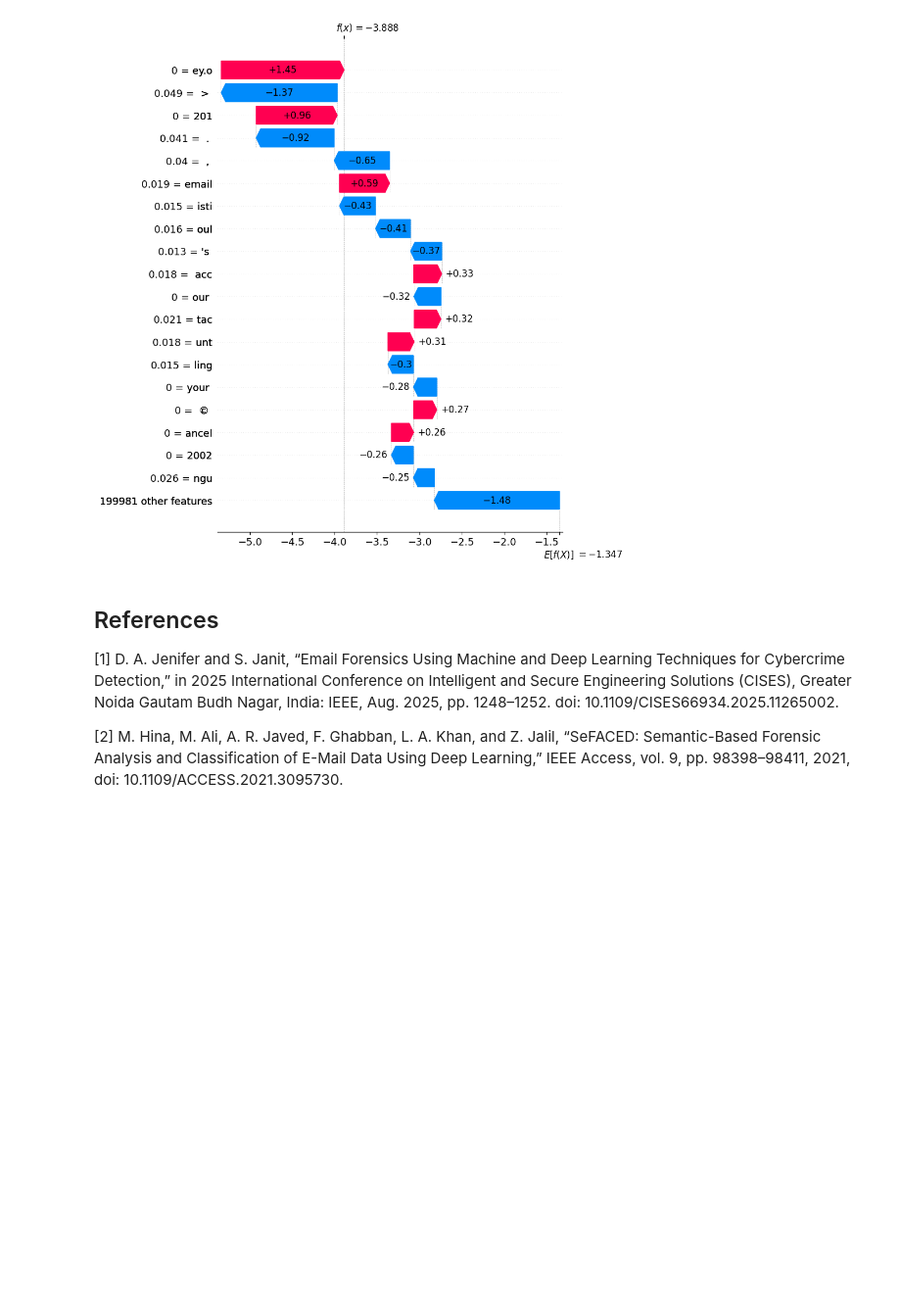
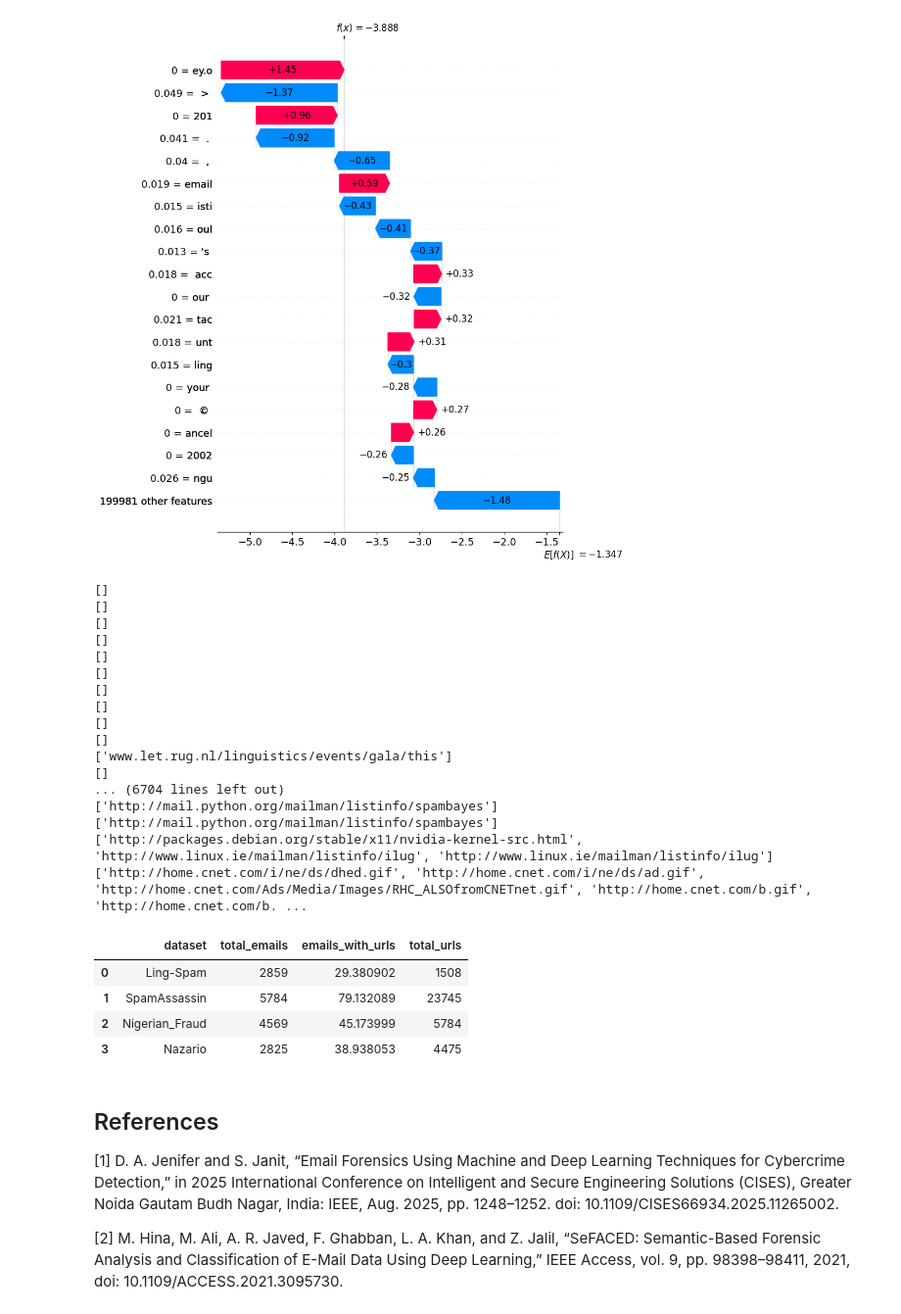
Before and after one commit to emilkle/IMT4210_ML_project, a Jupyter notebook: forensic_project.ipynb, the cells around one changed output. Shown at 98% size. Saved outputs shown, nothing was run; the diff lists cells and outputs as text; code cells hidden in the pictures; blank space fills up the shorter version.

Commit message:
Added counting mechanism for URLs

```diff
--- a/forensic_project.ipynb
+++ b/forensic_project.ipynb
@@ -798,6 +798,44 @@ shap.plots.waterfall(perturbed_nigerian_fraud_shap[0], max_display=20, show=Fals
 plot_shap_waterfall("perturbed_nigerian_fraud_shap.pdf")
 # %% [output]
 [figure]
+# %%
+url_counts = []
+
+for name, fold in folds.items():
+    url_test_df = fold["test"]
+    url_test_df["urls"] = url_test_df["body"].map(extract_url)
+    url_counts.append({
+        "dataset": name,
+        "total_emails": len(url_test_df),
+        "emails_with_urls": url_test_df["urls"].apply(lambda x: len(x) > 0).sum() * 100 / len(url_test_df),
+        "total_urls": url_test_df["urls"].apply(len).sum()
+    })
+
+url_counts_df = pd.DataFrame(url_counts)
+url_counts_df
+# %% [output]
+[]
+[]
+[]
+[]
+[]
+[]
+[]
+[]
+[]
+[]
+['www.let.rug.nl/linguistics/events/gala/this']
+[]
+... (6704 lines left out)
+['http://mail.python.org/mailman/listinfo/spambayes']
+['http://mail.python.org/mailman/listinfo/spambayes']
+['http://packages.debian.org/stable/x11/nvidia-kernel-src.html', 'http://www.linux.ie/mailman/listinfo/ilug', 'http://www.linux.ie/mailman/listinfo/ilug']
+['http://home.cnet.com/i/ne/ds/dhed.gif', 'http://home.cnet.com/i/ne/ds/ad.gif', 'http://home.cnet.com/Ads/Media/Images/RHC_ALSOfromCNETnet.gif', 'http://home.cnet.com/b.gif', 'http://home.cnet.com/b. ...
+|  | dataset | total_emails | emails_with_urls | total_urls |
+| 0 | Ling-Spam | 2859 | 29.380902 | 1508 |
+| 1 | SpamAssassin | 5784 | 79.132089 | 23745 |
+| 2 | Nigerian_Fraud | 4569 | 45.173999 | 5784 |
+| 3 | Nazario | 2825 | 38.938053 | 4475 |
 # %% [markdown]
 ## References
 
```
